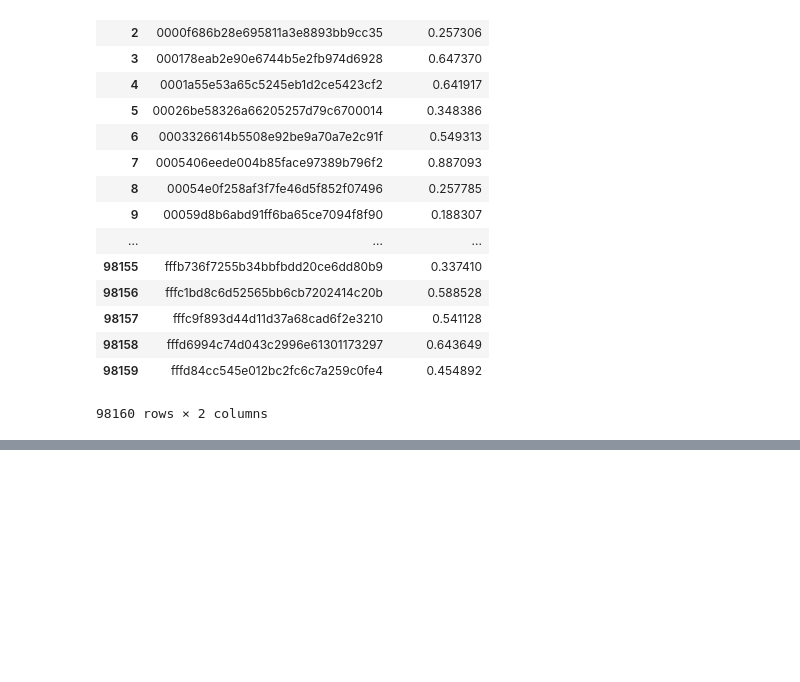
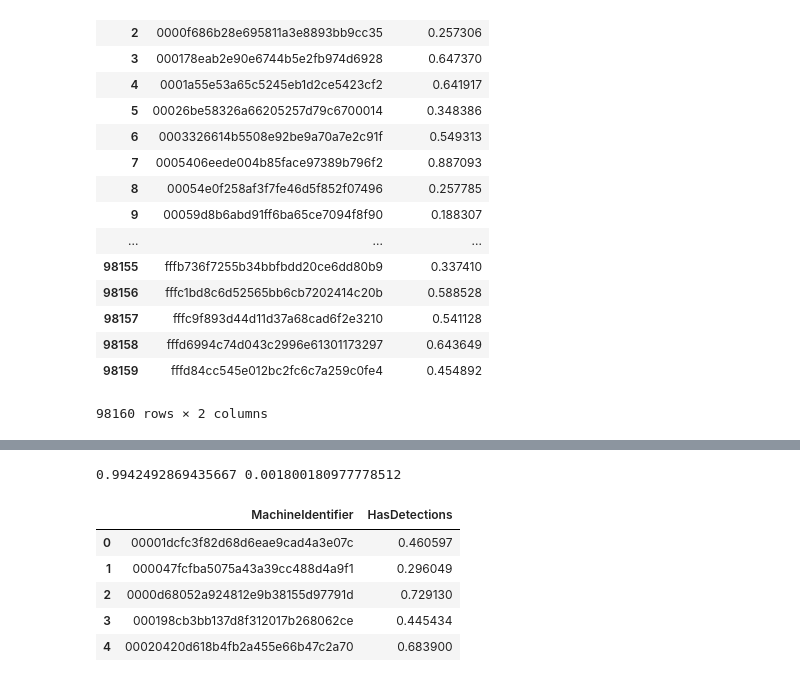
Before and after one commit to rodgomrod/kaggle_microsoft, a Jupyter notebook: Notebooks/models/prueba_ensembler.ipynb, the cells around one changed output, grey strips where cells are left out. Cells and saved outputs as stored; diff of their text form; code cells hidden in the pictures; blank space fills up the shorter version.

```diff
--- a/Notebooks/models/prueba_ensembler.ipynb
+++ b/Notebooks/models/prueba_ensembler.ipynb
@@ -167,0 +181,2 @@ final_df.to_csv('../../submissions/ensemble_6.csv', index=None)
+# %%
+imps = copy.deepcopy(final_df['HasDetections'])
@@ -167,0 +197,6 @@ final_df.to_csv('../../submissions/ensemble_6.csv', index=None)
+# %%
+# imps = final_df['HasDetections']
+imps.where((0.45 > imps) | (imps > 0.55), 1 - imps, inplace=True)
+# imps.where(0.45 < imps < 0.5, 1 - imps, inplace=True)
+# imps.where(imps > 0, 0, inplace=True)
+# imps.where(imps < 1, 1, inplace=True)
@@ -167,0 +219,15 @@ final_df.to_csv('../../submissions/ensemble_6.csv', index=None)
+# %%
+print(imps.max(), imps.min())
+# %% [output]
+0.9942492869435667 0.001800180977778512
+# %%
+final_df_est = pd.DataFrame({'MachineIdentifier': solutions[0], 'HasDetections':imps})
+# %%
+final_df_est.head()
+# %% [output]
+|  | MachineIdentifier | HasDetections |
+| 0 | 00001dcfc3f82d68d6eae9cad4a3e07c | 0.460597 |
+| 1 | 000047fcfba5075a43a39cc488d4a9f1 | 0.296049 |
+| 2 | 0000d68052a924812e9b38155d97791d | 0.729130 |
+| 3 | 000198cb3bb137d8f312017b268062ce | 0.445434 |
+| 4 | 00020420d618b4fb2a455e66b47c2a70 | 0.683900 |
```
Also changed, not shown: parts of 14 cells of this notebook, 5 other files.
